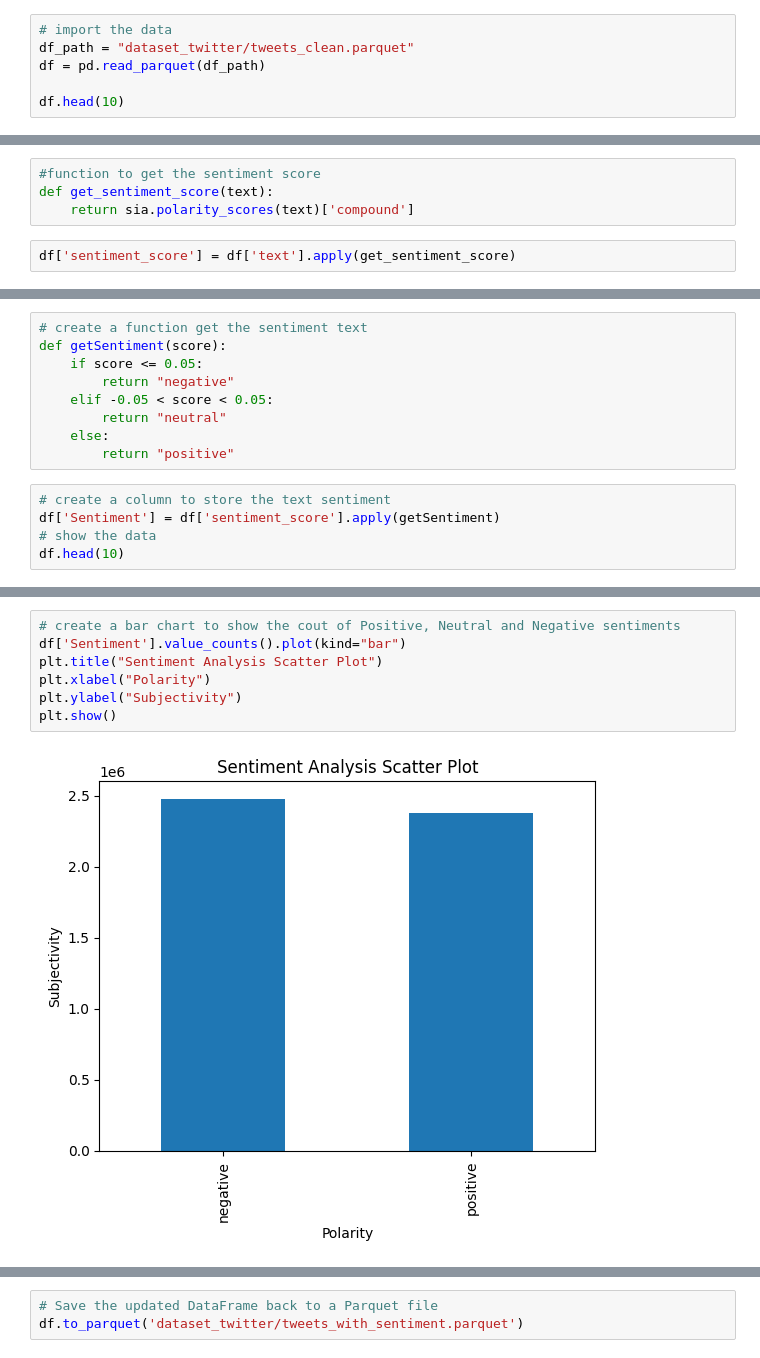
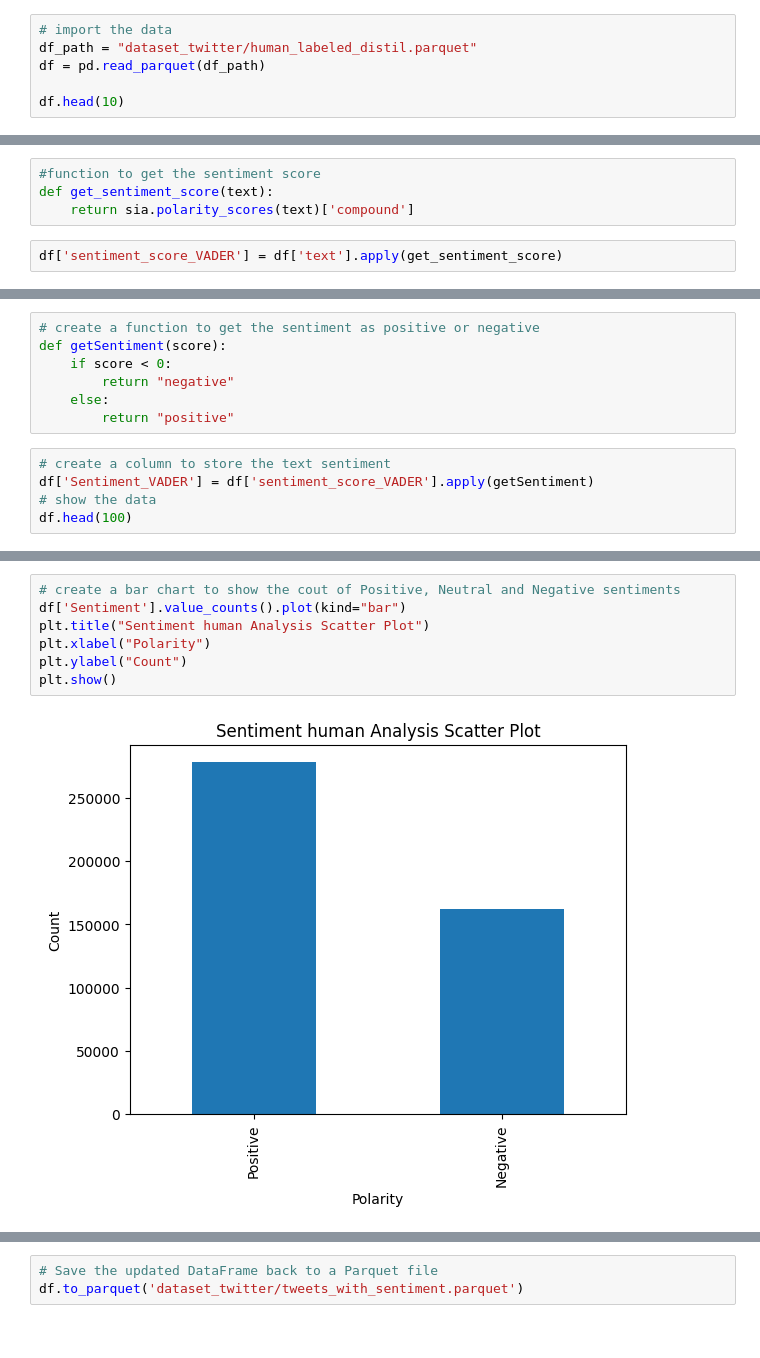
Before and after one commit to Aidasvenc/sentiment-analysis, a Jupyter notebook: marc_sentiment_analysis.ipynb, the cells around one changed output, grey strips where cells are left out. Cells and saved outputs as stored; diff of their text form.

```diff
--- a/marc_sentiment_analysis.ipynb
+++ b/marc_sentiment_analysis.ipynb
@@ -14,7 +16,7 @@ nltk.download('vader_lexicon')
 True
 # %%
 # import the data
-df_path = "dataset_twitter/tweets_clean.parquet"
+df_path = "dataset_twitter/human_labeled_distil.parquet"
 df = pd.read_parquet(df_path)
 
 df.head(10)
@@ -41,5 +43,5 @@ sia = SentimentIntensityAnalyzer()
 def get_sentiment_score(text):
     return sia.polarity_scores(text)['compound']
 # %%
-df['sentiment_score'] = df['text'].apply(get_sentiment_score)
+df['sentiment_score_VADER'] = df['text'].apply(get_sentiment_score)
 # %%
@@ -59,15 +63,13 @@ df.head(10)
 # %%
-# create a function get the sentiment text
+# create a function to get the sentiment as positive or negative
 def getSentiment(score):
-    if score <= 0.05:
+    if score < 0:
         return "negative"
-    elif -0.05 < score < 0.05:
-        return "neutral"
     else:
         return "positive"
 # %%
 # create a column to store the text sentiment
-df['Sentiment'] = df['sentiment_score'].apply(getSentiment)
+df['Sentiment_VADER'] = df['sentiment_score_VADER'].apply(getSentiment)
 # show the data
-df.head(10)
+df.head(100)
 # %% [output]
@@ -85,9 +89,9 @@ df.head(10)
 # %%
 # create a bar chart to show the cout of Positive, Neutral and Negative sentiments
 df['Sentiment'].value_counts().plot(kind="bar")
-plt.title("Sentiment Analysis Scatter Plot")
+plt.title("Sentiment human Analysis Scatter Plot")
 plt.xlabel("Polarity")
-plt.ylabel("Subjectivity")
+plt.ylabel("Count")
 plt.show()
 # %% [output]
-[figure, old version]
+[figure, new version]
```
Also changed, not shown: parts of 14 cells of this notebook.
